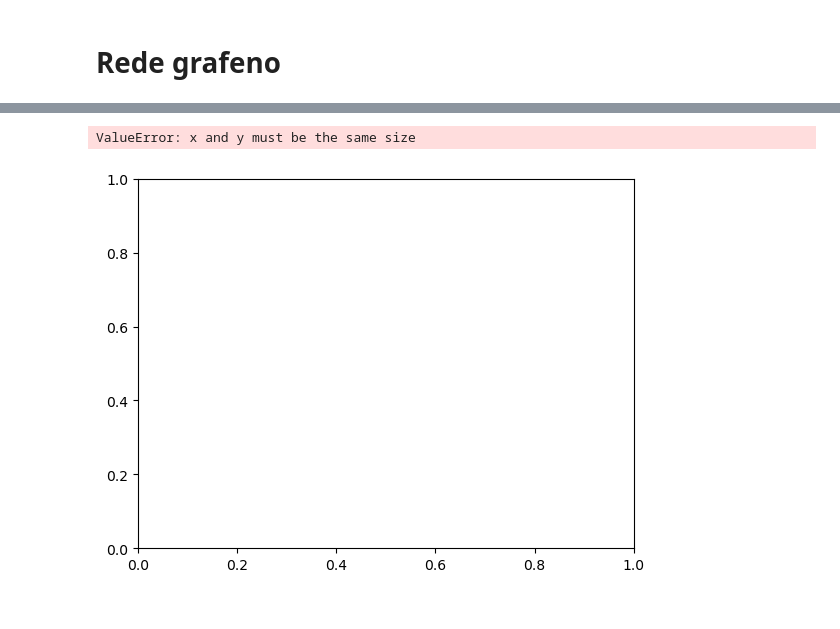
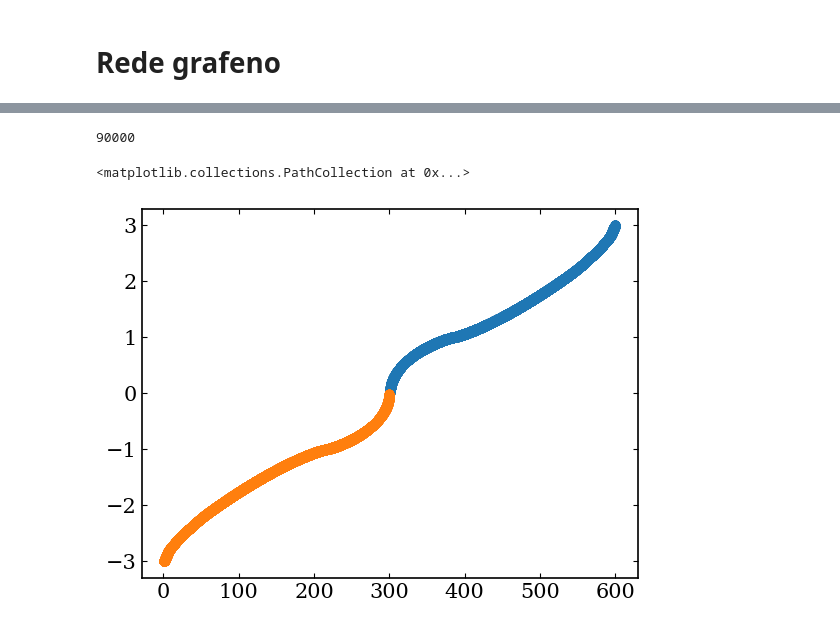
Before and after one commit to ScM-Edh/Projeto-Valentina, a Jupyter notebook: Rede grafeno/Plot 3D do grafeno.ipynb, the cells around one changed output, grey strips where cells are left out. Cells and saved outputs as stored; diff of their text form; code cells hidden in the pictures.

```diff
--- a/Rede grafeno/Plot 3D do grafeno.ipynb
+++ b/Rede grafeno/Plot 3D do grafeno.ipynb
@@ -2,6 +2,20 @@
 import matplotlib.pyplot as plt
 import numpy as np
 from mpl_toolkits.mplot3d import Axes3D
+# %%
+# ---------- Configuração estilo científico ----------
+plt.rcParams.update({
+    "font.size": 15,
+    "font.family": "serif",
+    "axes.linewidth": 1.2,
+    "lines.linewidth": 2,
+    "lines.markersize": 6,
+    "xtick.direction": "in",
+    "ytick.direction": "in",
+    "xtick.top": True,
+    "ytick.right": True,
+    "legend.frameon": False
+})
 # %% [markdown]
 # Rede unidimensional
 # %%
@@ -61,11 +104,16 @@ min-max
+# %%
+ev_plus = np.sort(E_plus.flatten()/t1)
+print(len(ev_plus))
+# %% [output]
+90000
 # %%
-ev_plus = np.sort(E_plus/t1)
-ev_minus = np.sort(E_minus/t1)
-n_minus = np.linspace(1,300,300)
-n_plus = np.linspace(301,600,300)
+ev_plus = np.sort(E_plus.flatten()/t1)
+ev_minus = np.sort(E_minus.flatten()/t1)
+n_minus = np.linspace(1,300,90000)
+n_plus = np.linspace(301,600,90000)
 
 plt.scatter(n_plus, ev_plus)
 plt.scatter(n_minus, ev_minus)
 # %% [output]
-ValueError: x and y must be the same size
+<matplotlib.collections.PathCollection at 0x...>
-[figure, old version]
+[figure, new version]
```
Also changed, not shown: parts of 3 cells of this notebook, 1 other file.
